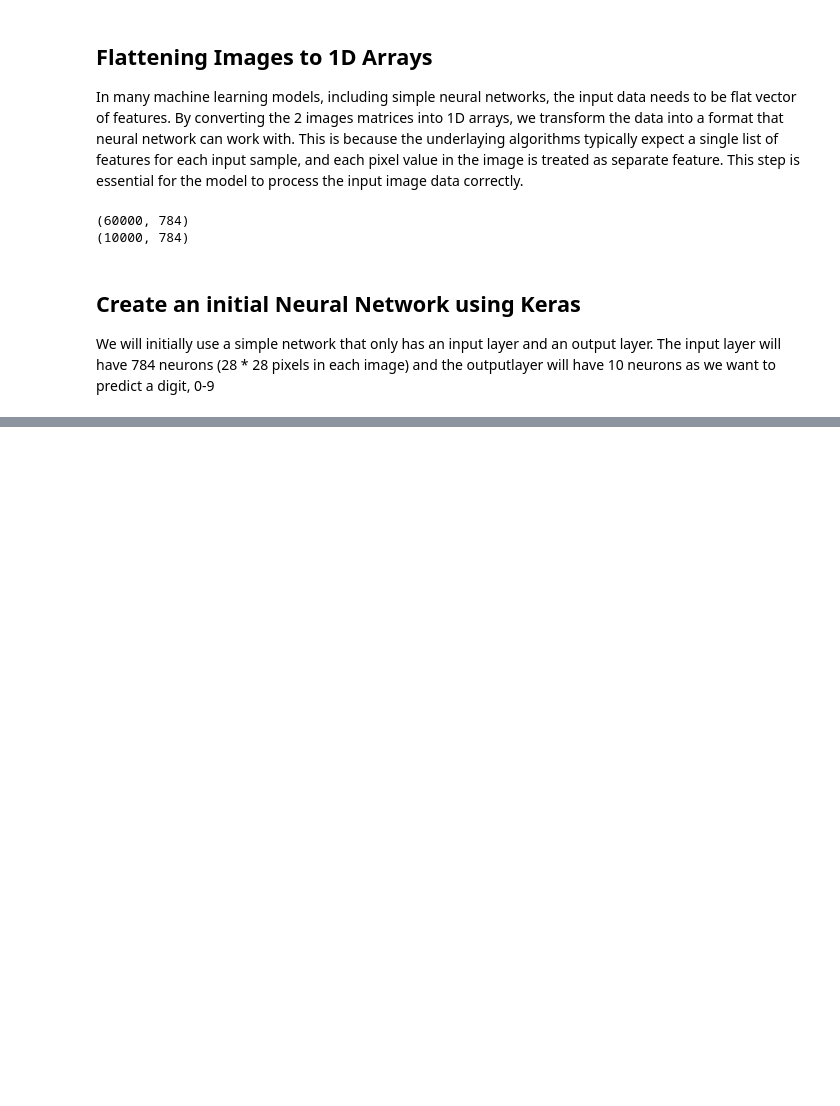
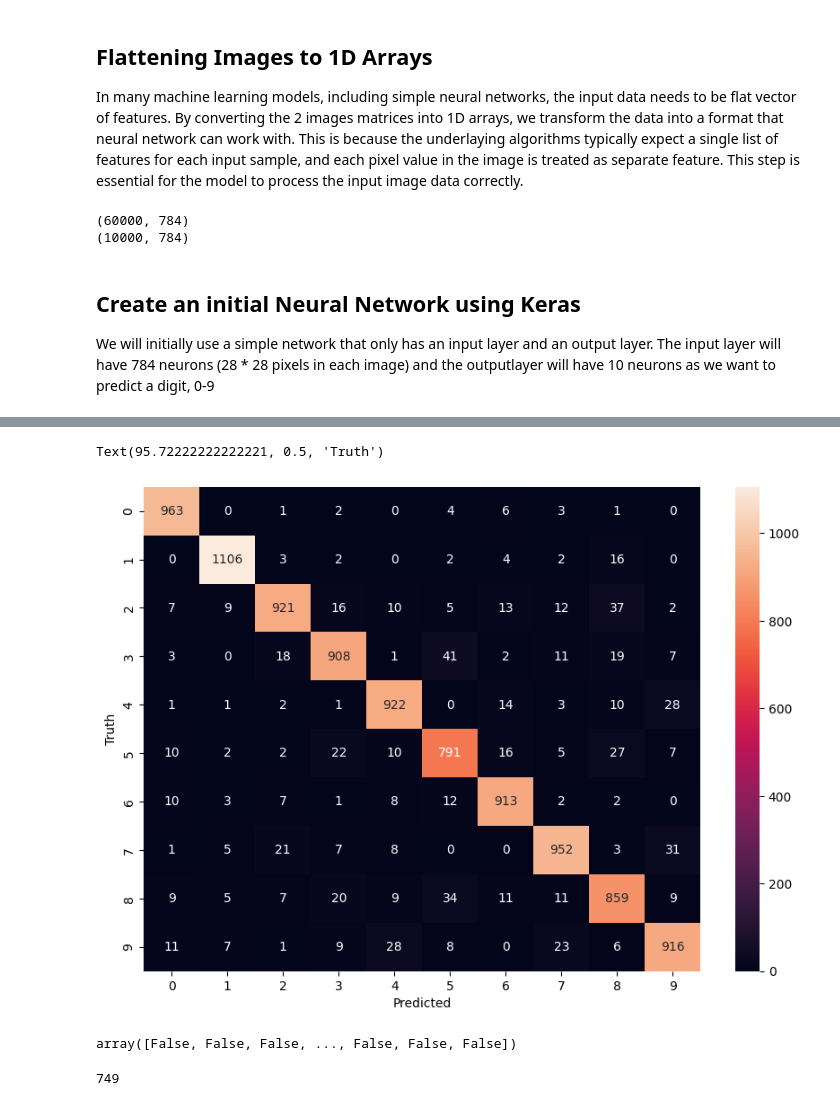
Before and after one commit to vanessa-arruda/ai-ml, a Jupyter notebook: labs/lab3/mnist.ipynb, the cells around one changed output, grey strips where cells are left out. Saved outputs shown, nothing was run; the diff lists cells and outputs as text; code cells hidden in the pictures; blank space fills up the shorter version.

```diff
--- a/labs/lab3/mnist.ipynb
+++ b/labs/lab3/mnist.ipynb
@@ -148 +151,6 @@ Epoch 5/5
 <keras.src.callbacks.history.History at 0x...>
+# %%
+def get_prediction(test):
+    return model.predict(test)
+# %%
+y_predicted = get_prediction(X_test_flatted)
@@ -148,0 +179,2 @@ Epoch 5/5
+# %%
+y_predicted_labels = [np.argmax(i) for i in y_predicted]
@@ -148,0 +200,2 @@ Epoch 5/5
+# %%
+cm = tf.math.confusion_matrix(labels=y_test, predictions=y_predicted_labels)
@@ -148,0 +217,18 @@ Epoch 5/5
+# %%
+plt.figure(figsize=(10,7))
+sns.heatmap(cm, annot=True, fmt='d') #'d' stands for decimal
+plt.xlabel('Predicted')
+plt.ylabel('Truth')
+# %% [output]
+Text(95.72222222222221, 0.5, 'Truth')
+[figure, added]
+# %%
+errors = (y_predicted_labels - y_test != 0)
+errors
+# %% [output]
+array([False, False, False, ..., False, False, False])
+# %%
+y_error_indexes = [i for i, error in enumerate(errors) if error]
+len(y_error_indexes)
+# %% [output]
+749
```
Also changed, not shown: parts of 14 cells of this notebook, 8 other files.
